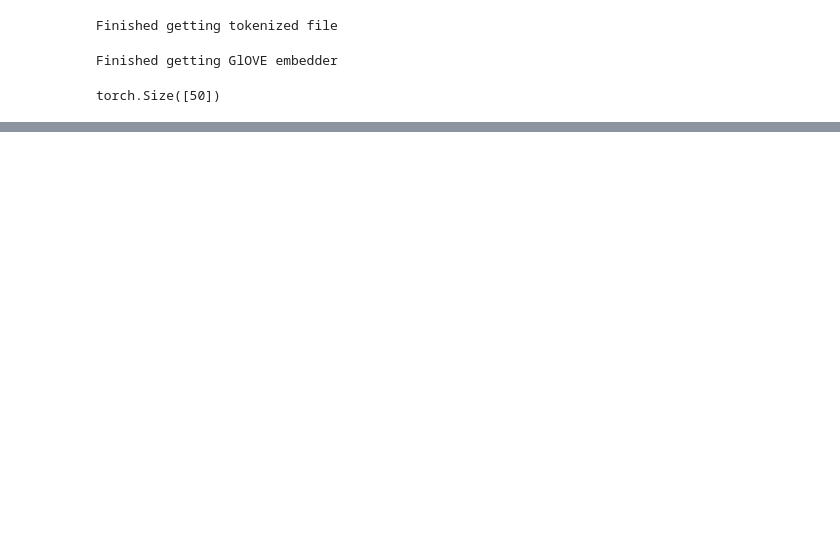
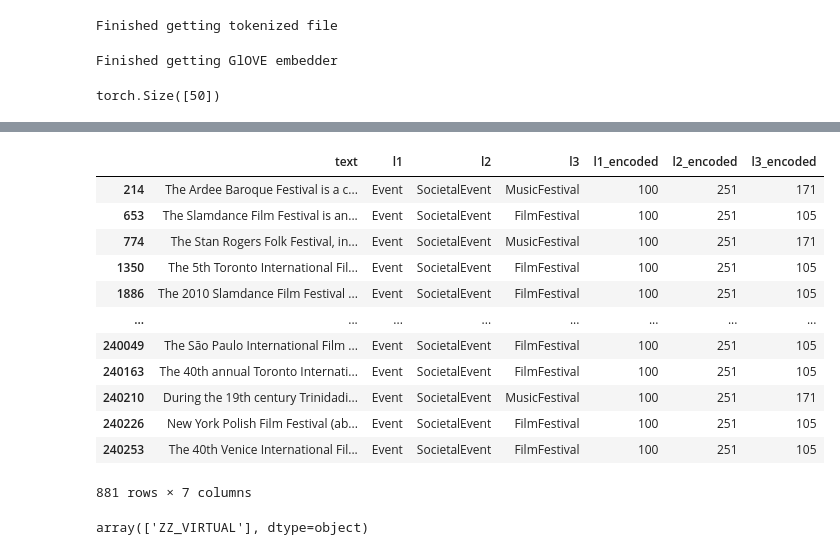
Before and after one commit to sete39/ESG-Topic-Taxonomy-Generation-from-ESG-Reports, a Jupyter notebook: notebooks_testing/dbpedia.ipynb, the cells around one changed output, grey strips where cells are left out. Saved outputs shown, nothing was run; the diff lists cells and outputs as text; code cells hidden in the pictures; blank space fills up the shorter version.

```diff
--- a/notebooks_testing/dbpedia.ipynb
+++ b/notebooks_testing/dbpedia.ipynb
@@ -13,6 +13,8 @@ import numpy as np
 
 labelEncoder = LabelEncoder()
 topics = np.concatenate((df['l1'].unique(), df['l2'].unique(), df['l3'].unique()))
+# For virtual node when expanding topic taxonomy
+topics = np.append(topics, 'ZZ_VIRTUAL')
 labelEncoder.fit(topics)
 
 def encode_topic(topic):
@@ -437,3 +578,26 @@ model.save('test.h5')
+# %%
+df[df['l3'].str.contains('Festival')]
+# %% [output]
+|  | text | l1 | l2 | l3 | l1_encoded | l2_encoded | l3_encoded |
+| 214 | The Ardee Baroque Festival is a c... | Event | SocietalEvent | MusicFestival | 100 | 251 | 171 |
+| 653 | The Slamdance Film Festival is an... | Event | SocietalEvent | FilmFestival | 100 | 251 | 105 |
+| 774 | The Stan Rogers Folk Festival, in... | Event | SocietalEvent | MusicFestival | 100 | 251 | 171 |
+| 1350 | The 5th Toronto International Fil... | Event | SocietalEvent | FilmFestival | 100 | 251 | 105 |
+| 1886 | The 2010 Slamdance Film Festival ... | Event | SocietalEvent | FilmFestival | 100 | 251 | 105 |
+| ... | ... | ... | ... | ... | ... | ... | ... |
+| 240049 | The São Paulo International Film ... | Event | SocietalEvent | FilmFestival | 100 | 251 | 105 |
+| 240163 | The 40th annual Toronto Internati... | Event | SocietalEvent | FilmFestival | 100 | 251 | 105 |
+| 240210 | During the 19th century Trinidadi... | Event | SocietalEvent | MusicFestival | 100 | 251 | 171 |
+| 240226 | New York Polish Film Festival (ab... | Event | SocietalEvent | FilmFestival | 100 | 251 | 105 |
+| 240253 | The 40th Venice International Fil... | Event | SocietalEvent | FilmFestival | 100 | 251 | 105 |
+881 rows × 7 columns
+# %%
+topics_with_virtual = np.append(topics, 'ZZ_VIRTUAL')
+le = LabelEncoder()
+le.fit(topics_with_virtual)
+le.inverse_transform([298])
+# %% [output]
+array(['ZZ_VIRTUAL'], dtype=object)
 # %%
 ################################################################################
 # Build model
```
Also changed, not shown: parts of 22 cells of this notebook.
